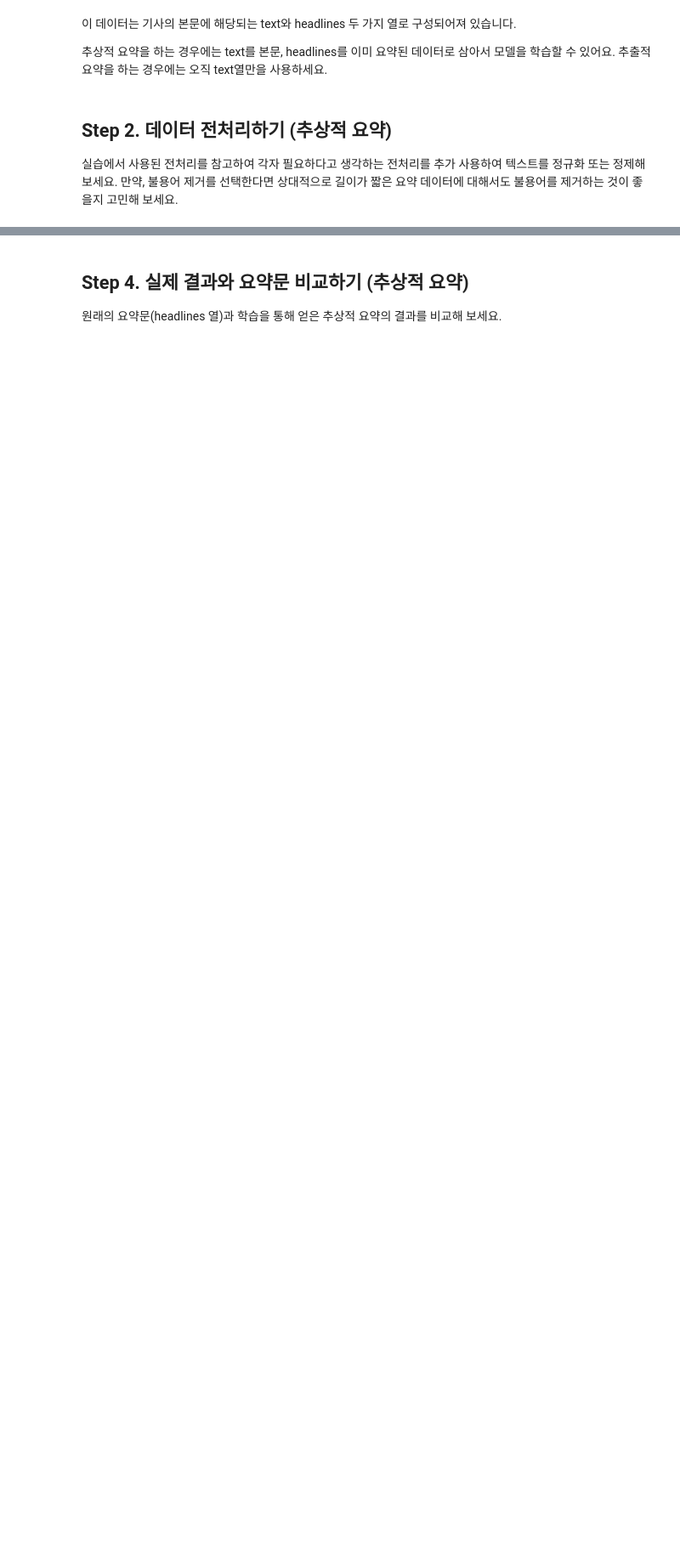
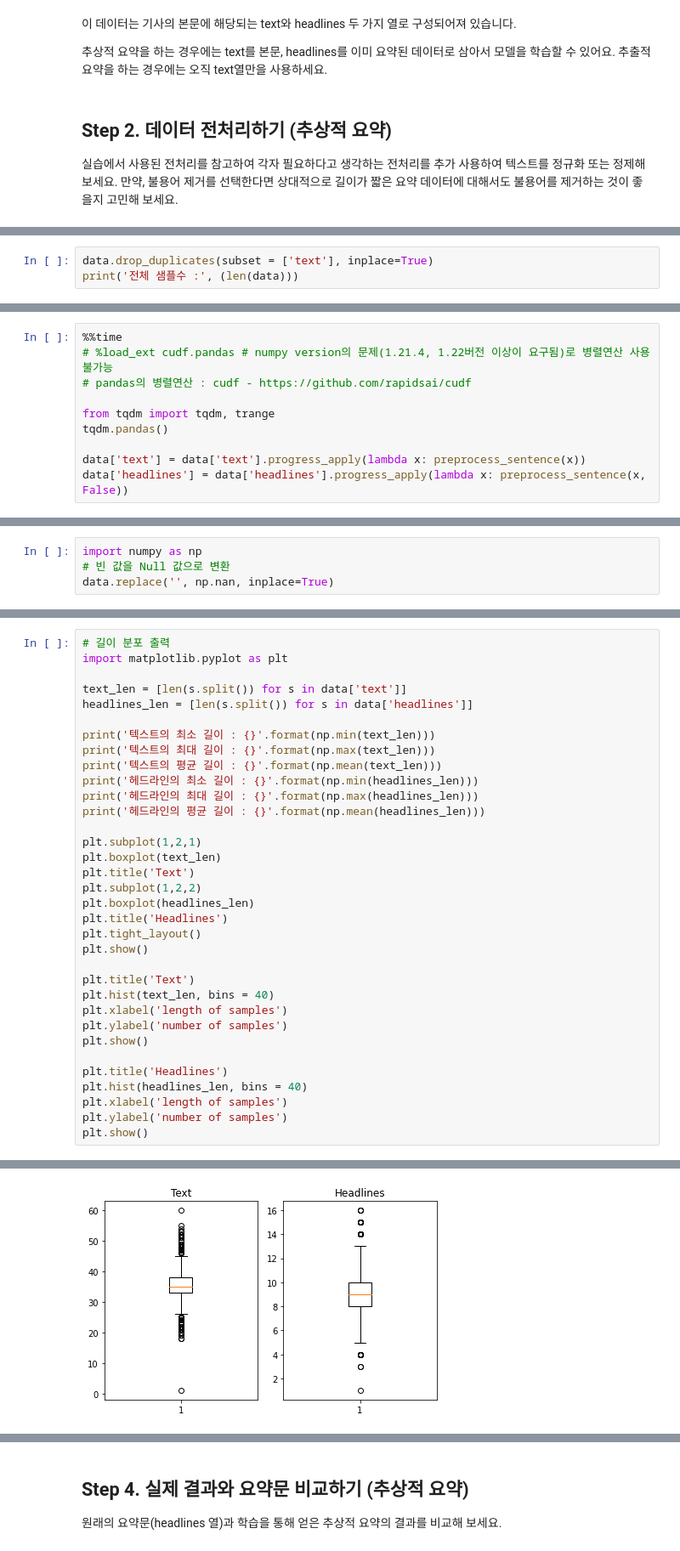
Before and after one commit to coronarita1991/AIFFEL_RESEARCH_STUDY, a Jupyter notebook: Quests/Quest6_20240613/Project_Summarization.ipynb, the cells around one changed output, grey strips where cells are left out. Shown at 85% size. Drawn from its saved outputs; the diff is of its cells as text; blank space fills up the shorter version.

```diff
--- a/Quests/Quest6_20240613/Project_Summarization.ipynb
+++ b/Quests/Quest6_20240613/Project_Summarization.ipynb
@@ -1015,0 +1363,3 @@ data.sample(10)
+# %%
+data.drop_duplicates(subset = ['text'], inplace=True)
+print('전체 샘플수 :', (len(data)))
@@ -1015,0 +1440,10 @@ data.sample(10)
+# %%
+%%time
+# %load_ext cudf.pandas # numpy version의 문제(1.21.4, 1.22버전 이상이 요구됨)로 병렬연산 사용 불가능
+# pandas의 병렬연산 : cudf - https://github.com/rapidsai/cudf
+
+from tqdm import tqdm, trange
+tqdm.pandas()
+
+data['text'] = data['text'].progress_apply(lambda x: preprocess_sentence(x))
+data['headlines'] = data['headlines'].progress_apply(lambda x: preprocess_sentence(x, False))
@@ -1015,0 +1483,4 @@ data.sample(10)
+# %%
+import numpy as np
+# 빈 값을 Null 값으로 변환
+data.replace('', np.nan, inplace=True)
@@ -1015,0 +1499,35 @@ data.sample(10)
+# %%
+# 길이 분포 출력
+import matplotlib.pyplot as plt
+
+text_len = [len(s.split()) for s in data['text']]
+headlines_len = [len(s.split()) for s in data['headlines']]
+
+print('텍스트의 최소 길이 : {}'.format(np.min(text_len)))
+print('텍스트의 최대 길이 : {}'.format(np.max(text_len)))
+print('텍스트의 평균 길이 : {}'.format(np.mean(text_len)))
+print('헤드라인의 최소 길이 : {}'.format(np.min(headlines_len)))
+print('헤드라인의 최대 길이 : {}'.format(np.max(headlines_len)))
+print('헤드라인의 평균 길이 : {}'.format(np.mean(headlines_len)))
+
+plt.subplot(1,2,1)
+plt.boxplot(text_len)
+plt.title('Text')
+plt.subplot(1,2,2)
+plt.boxplot(headlines_len)
+plt.title('Headlines')
+plt.tight_layout()
+plt.show()
+
+plt.title('Text')
+plt.hist(text_len, bins = 40)
+plt.xlabel('length of samples')
+plt.ylabel('number of samples')
+plt.show()
+
+plt.title('Headlines')
+plt.hist(headlines_len, bins = 40)
+plt.xlabel('length of samples')
+plt.ylabel('number of samples')
+plt.show()
+# %% [output]
@@ -1015,0 +1540 @@ data.sample(10)
+[figure, added]
```
Also changed, not shown: parts of 191 cells of this notebook.
